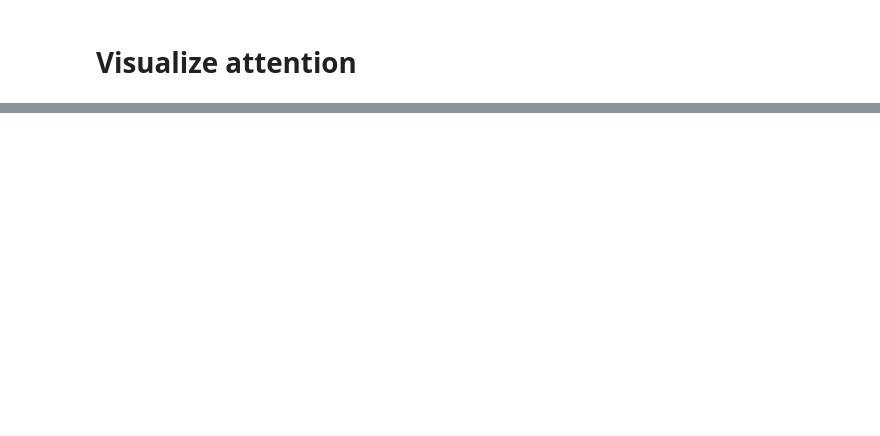
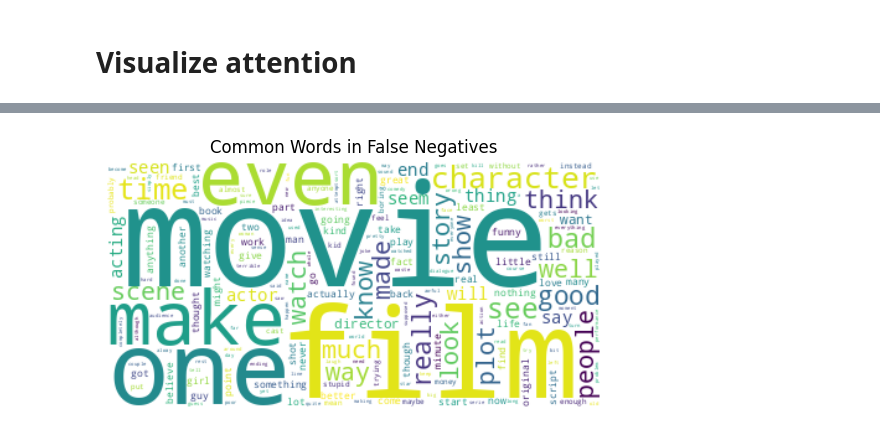
Before and after one commit to varun-suresh/ml-practice, a Jupyter notebook: transformers/viz_attention.ipynb, the cells around one changed output, grey strips where cells are left out. Saved outputs shown, nothing was run; the diff lists cells and outputs as text; code cells hidden in the pictures; blank space fills up the shorter version.

Commit message:
Adding wordclouds

```diff
--- a/transformers/viz_attention.ipynb
+++ b/transformers/viz_attention.ipynb
@@ -47,0 +41,22 @@ model_view(attention=att_out, tokens=tokens,include_layers=[11])
+# %%
+from wordcloud import WordCloud
+import pandas
+from matplotlib import pyplot as plt
+import re
+threshold = 0.5
+df = pandas.read_csv("zero_shot_128_xl.txt")
+fps = df[(df["label"] <= threshold)]["filename"]
+fp_text = []
+for fname in fps:
+    txt = open(fname).read()
+    txt = re.sub(r"<.*?>","",txt)
+    fp_text.append(txt)
+
+text_false_neg = " ".join(review for review in fp_text)
+wordcloud = WordCloud(background_color="white").generate(text_false_neg)
+plt.imshow(wordcloud, interpolation="bilinear")
+plt.axis("off")
+plt.title("Common Words in False Negatives")
+plt.show()
+# %% [output]
+[figure, added]
```
Also changed, not shown: parts of 3 cells of this notebook.
